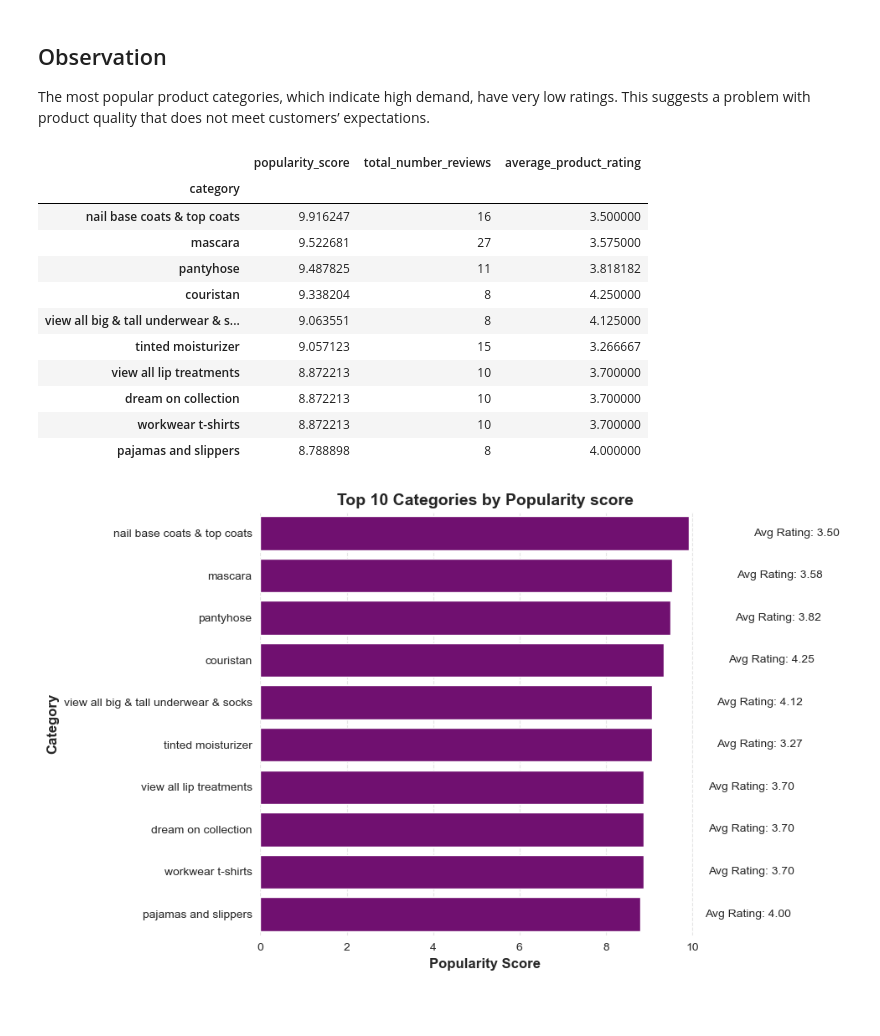
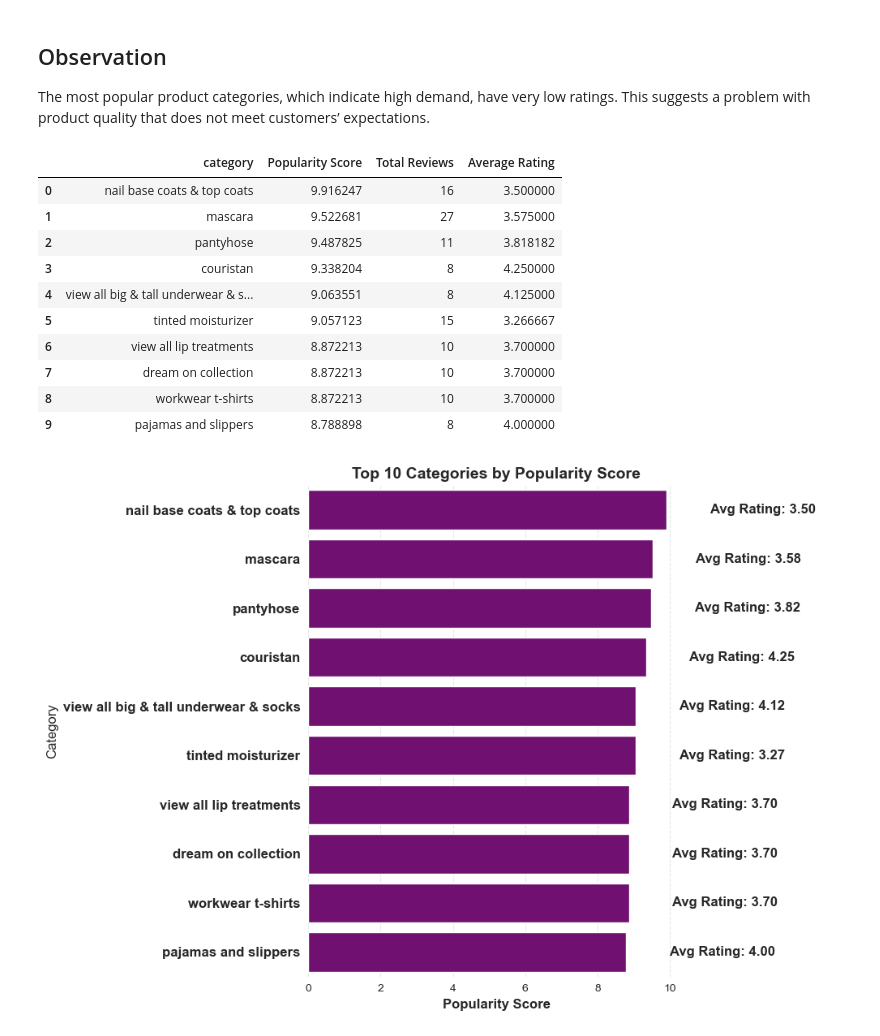
Before and after one commit to kristina-pal/3461226_BD2, a Jupyter notebook: 3461226_BD2.ipynb, the cells around one changed output. Saved outputs shown, nothing was run; the diff lists cells and outputs as text; code cells hidden in the pictures; blank space fills up the shorter version.

```diff
--- a/3461226_BD2.ipynb
+++ b/3461226_BD2.ipynb
@@ -554,66 +554,77 @@ plt.show()
 
 The most popular product categories, which indicate high demand, have very low ratings. This suggests a problem with product quality that does not meet customers’ expectations.
 # %%
-# Top 10 categories that are both frequently purchased and highly rated
+# Which categories are statistically high-performing, even with few reviews
 
 import numpy as np
 
+# Filter products with at least one review
 df = jcpenney_products[jcpenney_products['total_number_reviews'] > 0].copy()
 
-# Product rating
+# Calculate popularity score
 df['popularity_score'] = df['average_product_rating'] * np.log1p(df['total_number_reviews'])
 
-# Group by category
-category_scores = df.groupby('category').agg({
-    'popularity_score': 'mean',
-    'total_number_reviews': 'sum',
-    'average_product_rating': 'mean'
-}).sort_values(by='popularity_score', ascending=False)
+# Aggregate by category
+category_scores = (
+    df.groupby('category', observed=False)
+    .agg({
+        'popularity_score': 'mean',
+        'total_number_reviews': 'sum',
+        'average_product_rating': 'mean'
+    })
+    .sort_values(by='popularity_score', ascending=False)
+)
 
-top_categories = category_scores.head(10)
+# Select top 10 categories
+top_categories = category_scores.head(10).reset_index()
+top_categories.rename(columns={
+    'popularity_score': 'Popularity Score',
+    'total_number_reviews': 'Total Reviews',
+    'average_product_rating': 'Average Rating'
+}, inplace=True)
+
 display(top_categories)
 # %% [output]
-|  | popularity_score | total_number_reviews | average_product_rating |
-| category |  |  |  |
-| nail base coats & top coats | 9.916247 | 16 | 3.500000 |
-| mascara | 9.522681 | 27 | 3.575000 |
-| pantyhose | 9.487825 | 11 | 3.818182 |
-| couristan | 9.338204 | 8 | 4.250000 |
-| view all big & tall underwear & s... | 9.063551 | 8 | 4.125000 |
-| tinted moisturizer | 9.057123 | 15 | 3.266667 |
-| view all lip treatments | 8.872213 | 10 | 3.700000 |
-| dream on collection | 8.872213 | 10 | 3.700000 |
-| workwear t-shirts | 8.872213 | 10 | 3.700000 |
-| pajamas and slippers | 8.788898 | 8 | 4.000000 |
+|  | category | Popularity Score | Total Reviews | Average Rating |
+| 0 | nail base coats & top coats | 9.916247 | 16 | 3.500000 |
+| 1 | mascara | 9.522681 | 27 | 3.575000 |
+| 2 | pantyhose | 9.487825 | 11 | 3.818182 |
+| 3 | couristan | 9.338204 | 8 | 4.250000 |
+| 4 | view all big & tall underwear & s... | 9.063551 | 8 | 4.125000 |
+| 5 | tinted moisturizer | 9.057123 | 15 | 3.266667 |
+| 6 | view all lip treatments | 8.872213 | 10 | 3.700000 |
+| 7 | dream on collection | 8.872213 | 10 | 3.700000 |
+| 8 | workwear t-shirts | 8.872213 | 10 | 3.700000 |
+| 9 | pajamas and slippers | 8.788898 | 8 | 4.000000 |
 # %%
-# Visualisation of Top 10 Categories by Popularity score
+# Visualisation of Top 10 Categories by Popularity Score
 
 import seaborn as sns
 
-plt.figure(figsize=(10, 6))
+plt.figure(figsize=(10, 7))
 
 sns.barplot(
-    x=top_categories['popularity_score'],
-    y=top_categories.index,
+    data=top_categories,
+    x='Popularity Score',
+    y='category',
     color='purple',
     orient='h'
 )
 
 sns.despine(left=True, bottom=True)
 
-plt.title('Top 10 Categories by Popularity score', fontsize=14, fontweight='bold')
+plt.title('Top 10 Categories by Popularity Score', fontsize=14, fontweight='bold')
 plt.xlabel('Popularity Score', fontsize=12, fontweight='bold')
-plt.ylabel('Category', fontsize=12, fontweight='bold')
+plt.ylabel('Category', fontsize=12)
+plt.yticks(fontweight='bold', fontsize=12)
 
-for i, (score, rating) in enumerate(zip(top_categories['popularity_score'], top_categories['average_product_rating'])):
-    plt.text(score + 1.5, i, f'Avg Rating: {rating:.2f}', va='center', ha='left', fontsize=10)
+# Add text labels (Average Rating)
+for i, (score, rating) in enumerate(zip(top_categories['Popularity Score'], top_categories['Average Rating'])):
+    plt.text(score + 1.2, i, f'Avg Rating: {rating:.2f}', va='center', ha='left', fontsize=12, fontweight='bold')
 
 plt.grid(axis='x', linestyle='--', alpha=0.5)
-
 plt.tight_layout()
-
-plt.savefig('Top 10 Categories by Popularity score.png', dpi = 300)
-
+plt.savefig('Top_10_Categories_by_Popularity_Score.png', dpi=300)
 plt.show()
 # %% [output]
-[figure, old version]
+[figure, new version]
```
Also changed, not shown: parts of 13 cells of this notebook, 2 other files.
